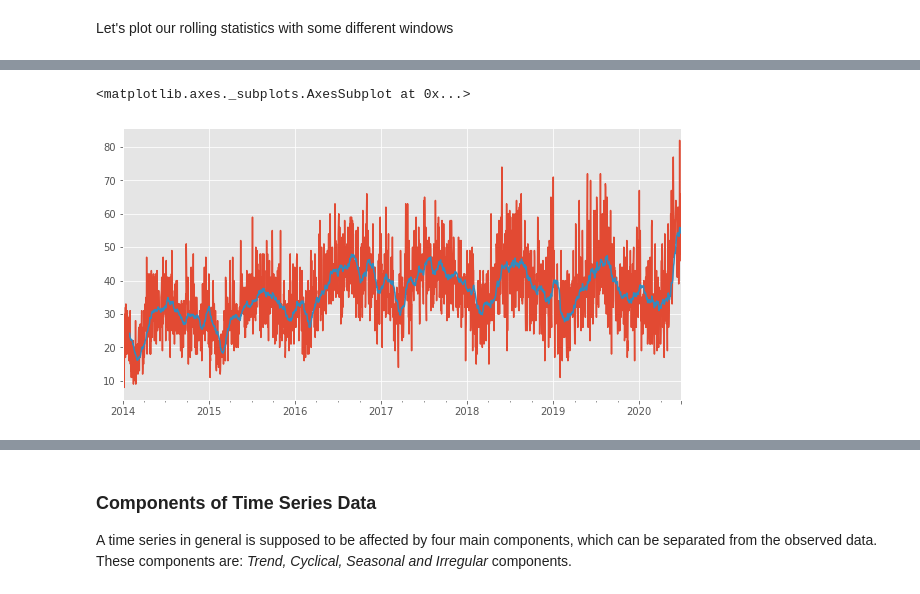
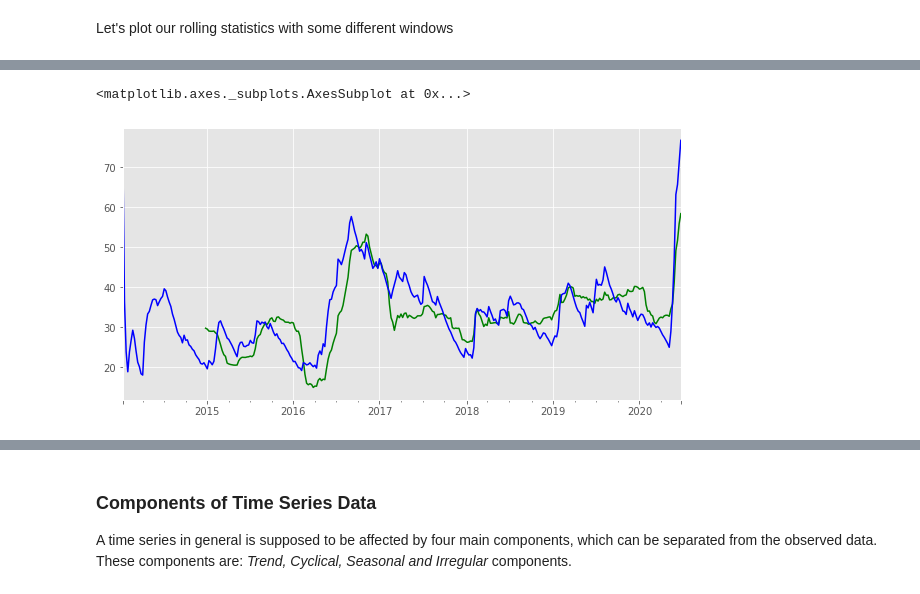
Before and after one commit to lecritch/timeseries_chi-sea-dsc, a Jupyter notebook: index.ipynb, the cells around one changed output, grey strips where cells are left out. Saved outputs shown, nothing was run; the diff lists cells and outputs as text; code cells hidden in the pictures.

```diff
--- a/index.ipynb
+++ b/index.ipynb
@@ -347,0 +350,2 @@ These are not useful for prediction just yet, but they will lead us towards our
+# %%
+ts_weekly = ts.resample('W').mean()
@@ -431,10 +458,9 @@ Let's plot our rolling statistics with some different windows
 # %%
-sma_week = ts.rolling(30).mean().dropna()
 
 fig, ax = plt.subplots(figsize=(10,5))
 
-ts.plot(ax=ax)
-sma_week.plot(ax=ax)
+ts_weekly.rolling(52).var().dropna().plot(ax=ax, c='g', label='SMA')
+ts_weekly.ewm(span=52).var().dropna().plot(ax=ax, c='b', label='EWMA')
 # %% [output]
 <matplotlib.axes._subplots.AxesSubplot at 0x...>
-[figure, old version]
+[figure, new version]
```
Also changed, not shown: parts of 35 cells of this notebook, 25 other files.
